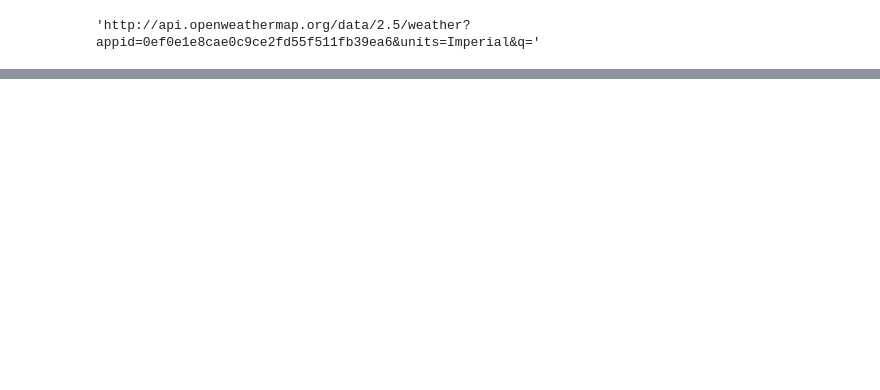
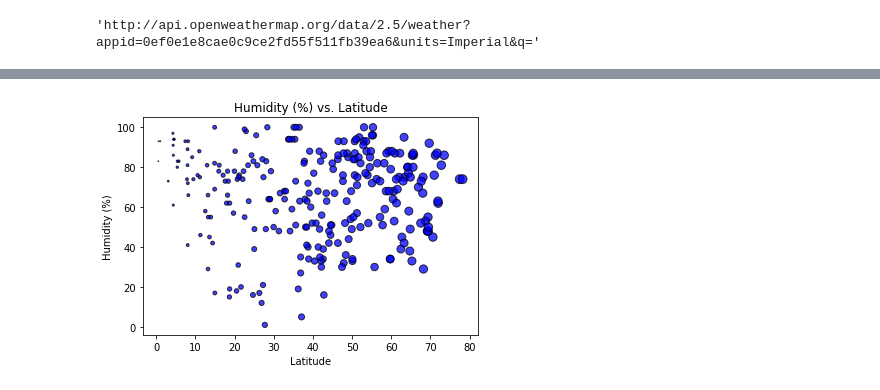
Before and after one commit to marcum531/Python_API_Homework, a Jupyter notebook: WeatherPy/WeatherPy.ipynb, the cells around one changed output, grey strips where cells are left out. Saved outputs shown, nothing was run; the diff lists cells and outputs as text; code cells hidden in the pictures; blank space fills up the shorter version.

```diff
--- a/WeatherPy/WeatherPy.ipynb
+++ b/WeatherPy/WeatherPy.ipynb
@@ -68,0 +99,9 @@ KeyError: 'coord'
+# %%
+plt.scatter(lat, humidity, marker='o', facecolors='blue', edgecolors='black', s=lat, alpha=0.75)
+plt.title("Humidity (%) vs. Latitude")
+plt.xlabel('Latitude')
+plt.ylabel("Humidity (%)")
+plt.show()
+#This scatterplot shows a weak relationship between humidity and latitude.
+# %% [output]
+[figure, added]
```
Also changed, not shown: parts of 5 cells of this notebook.
